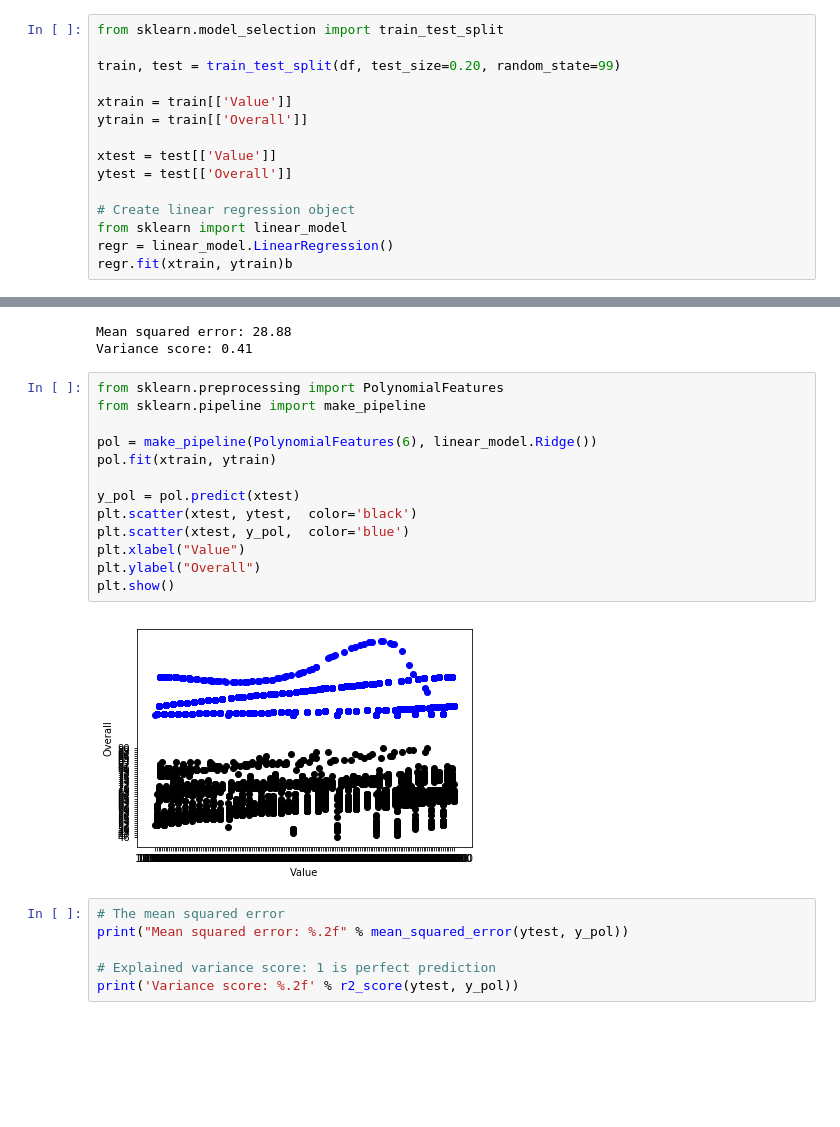
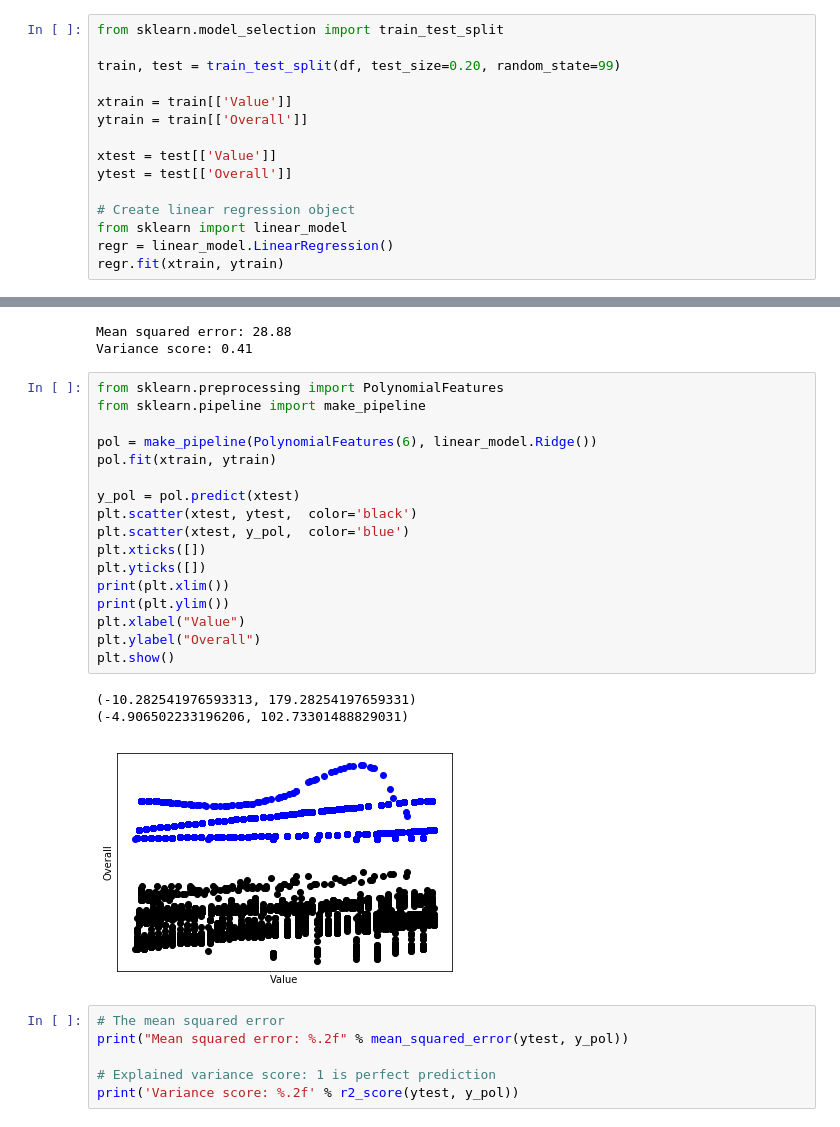
Before and after one commit to AtagoDaisuki/play-with-fifa-data, a Jupyter notebook: fifa18-all-player-statistics/Model.ipynb, the cells around one changed output, grey strips where cells are left out. Saved outputs shown, nothing was run; the diff lists cells and outputs as text; blank space fills up the shorter version.

```diff
--- a/fifa18-all-player-statistics/Model.ipynb
+++ b/fifa18-all-player-statistics/Model.ipynb
@@ -116,7 +113,7 @@ ytest = test[['Overall']]
 # Create linear regression object
 from sklearn import linear_model
 regr = linear_model.LinearRegression()
-regr.fit(xtrain, ytrain)b
+regr.fit(xtrain, ytrain)
 # %% [output]
 LinearRegression(copy_X=True, fit_intercept=True, n_jobs=1, normalize=False)
 # %%
@@ -167,18 +180,24 @@ Variance score: 0.41
 # %%
 from sklearn.preprocessing import PolynomialFeatures
 from sklearn.pipeline import make_pipeline
 
 pol = make_pipeline(PolynomialFeatures(6), linear_model.Ridge())
 pol.fit(xtrain, ytrain)
 
 y_pol = pol.predict(xtest)
 plt.scatter(xtest, ytest,  color='black')
 plt.scatter(xtest, y_pol,  color='blue')
+plt.xticks([])
+plt.yticks([])
+print(plt.xlim())
+print(plt.ylim())
 plt.xlabel("Value")
 plt.ylabel("Overall")
 plt.show()
 # %% [output]
+(-10.282541976593313, 179.28254197659331)
+(-4.906502233196206, 102.73301488829031)
-[figure, old version]
+[figure, new version]
 # %%
 # The mean squared error
 print("Mean squared error: %.2f" % mean_squared_error(ytest, y_pol))
```
Also changed, not shown: parts of 6 cells of this notebook.
